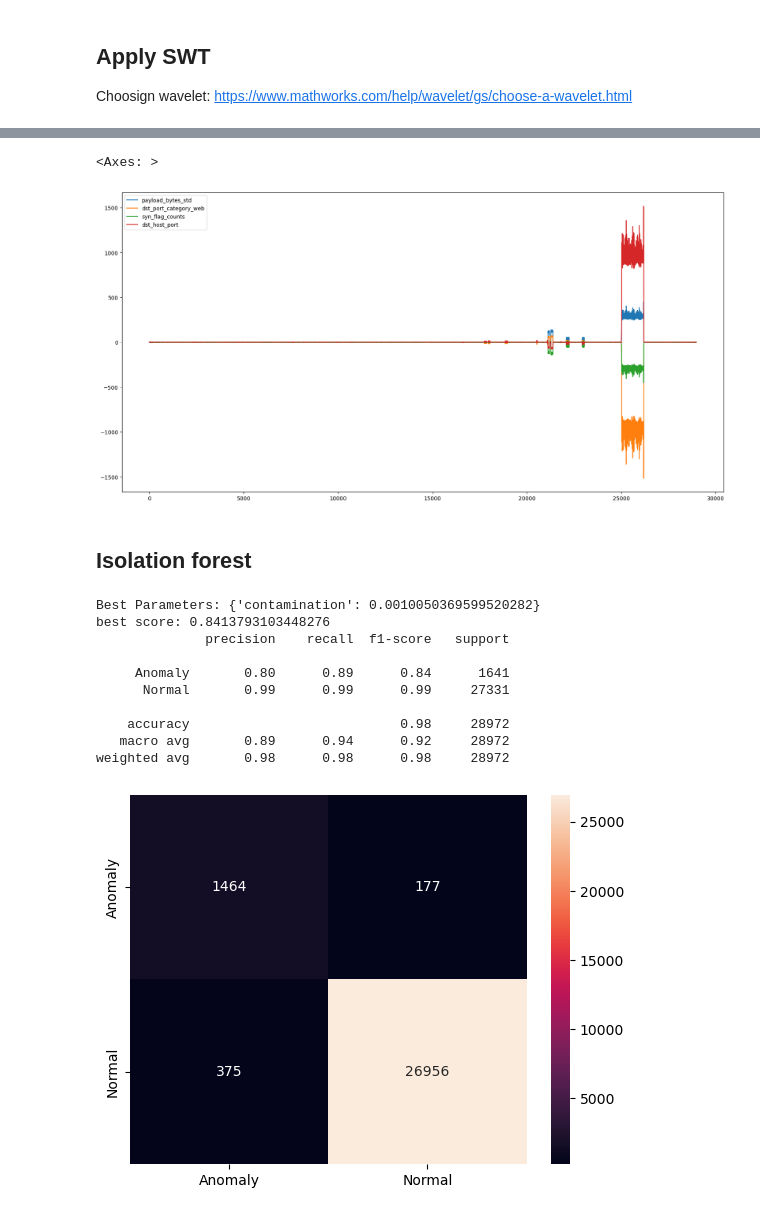
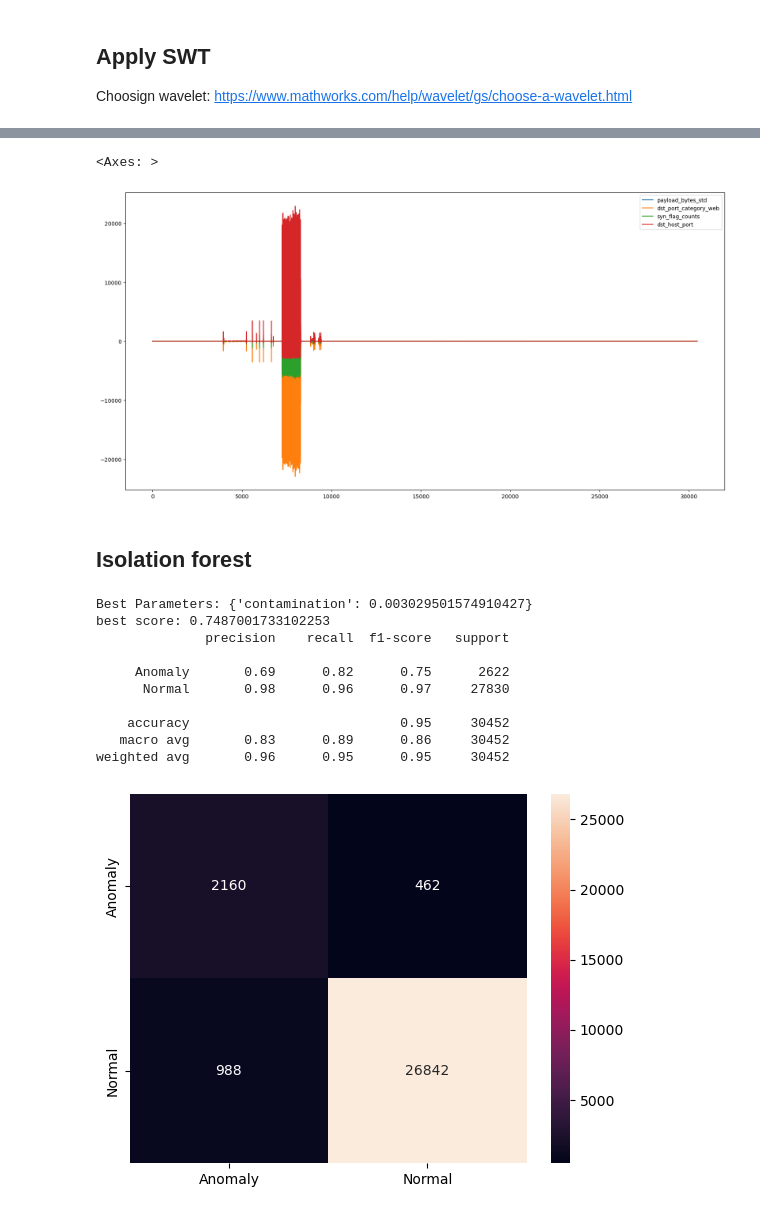
Before and after one commit to stanislav-pavliuk/wavelets-intrusion-detection, a Jupyter notebook: Intrusion-detection.ipynb, the cells around one changed output, grey strips where cells are left out. Drawn from its saved outputs; the diff is of its cells as text; code cells hidden in the pictures.

```diff
--- a/Intrusion-detection.ipynb
+++ b/Intrusion-detection.ipynb
@@ -148,15 +148,15 @@ internal.show()
 1618322 rows × 136 columns
 # %%
 resampler = Resampler({
-    "payload_bytes_std": lambda x: 1 / (np.mean(x) ** 2 + 0.00001),
+    "payload_bytes_std": lambda x: 1 / (np.mean(x) ** 2 + 0.0001),
     "dst_port_category_web": "sum",
     "syn_flag_counts": "sum",
     "dst_host_port": "nunique",
     "label": lambda x: 1 if x.eq("Benign").all() else -1
 }, '1s')
 
-TRAIN_DAY = '2017-07-05'
-TEST_DAY = '2017-07-07'
+TRAIN_DAY = '2017-07-03'
+TEST_DAY = '2017-07-05'
 
 monday = internal.with_date(TRAIN_DAY).with_label('Benign').resample(resampler)
 friday = internal.with_date(TEST_DAY).resample(resampler)
@@ -279,7 +279,7 @@ X_monday_swt.plot(figsize=(20, 10))
 X_friday_swt.plot(figsize=(20, 10))
 # %% [output]
 <Axes: >
-[figure, old version]
+[figure, new version]
 # %% [markdown]
 ## Isolation forest
 # %%
@@ -288,45 +288,49 @@ from sklearn.metrics import f1_score
 import optuna
 
 y_true = y_friday.reset_index(drop=True)
+
+if y_true.shape[0] % 2 != 0:
+        y_true = y_true.iloc[:-1]
+
 
 def objective(trial):
     c = trial.suggest_float("contamination", 0.001, 0.2)  # Contamination
 
     clf = IsolationForest(contamination=c, bootstrap=True, random_state=3123)
     clf.fit(X_monday_swt)
 
     y_pred = clf.predict(X_friday_swt)
 
     return f1_score(y_true, y_pred, average="binary", pos_label=-1)
 
 
 study = optuna.create_study(direction="maximize")
 study.optimize(objective, n_trials=100, n_jobs=8, show_progress_bar=True)
 
 print("Best Parameters:", study.best_params)
 
 print("best score:", study.best_value)
 
 clf = IsolationForest(contamination=study.best_params['contamination'], bootstrap=True, random_state=3123)
 
 clf.fit(X_monday_swt)
 
 y_pred = clf.predict(X_friday_swt)
 
 sns.heatmap(confusion_matrix(y_true, y_pred), annot=True, fmt='d', xticklabels=['Anomaly', 'Normal'], yticklabels=['Anomaly', 'Normal'])
 print(classification_report(y_true, y_pred, target_names=['Anomaly', 'Normal']))
 # %% [output]
-Best Parameters: {'contamination': 0.0010050369599520282}
-best score: 0.8413793103448276
+Best Parameters: {'contamination': 0.003029501574910427}
+best score: 0.7487001733102253
               precision    recall  f1-score   support
 
-     Anomaly       0.80      0.89      0.84      1641
-      Normal       0.99      0.99      0.99     27331
+     Anomaly       0.69      0.82      0.75      2622
+      Normal       0.98      0.96      0.97     27830
 
-    accuracy                           0.98     28972
-   macro avg       0.89      0.94      0.92     28972
-weighted avg       0.98      0.98      0.98     28972
+    accuracy                           0.95     30452
+   macro avg       0.83      0.89      0.86     30452
+weighted avg       0.96      0.95      0.95     30452
-[figure, old version]
+[figure, new version]
 # %%
 # plot outliers on test data
 
```
Also changed, not shown: parts of 5 cells of this notebook.
